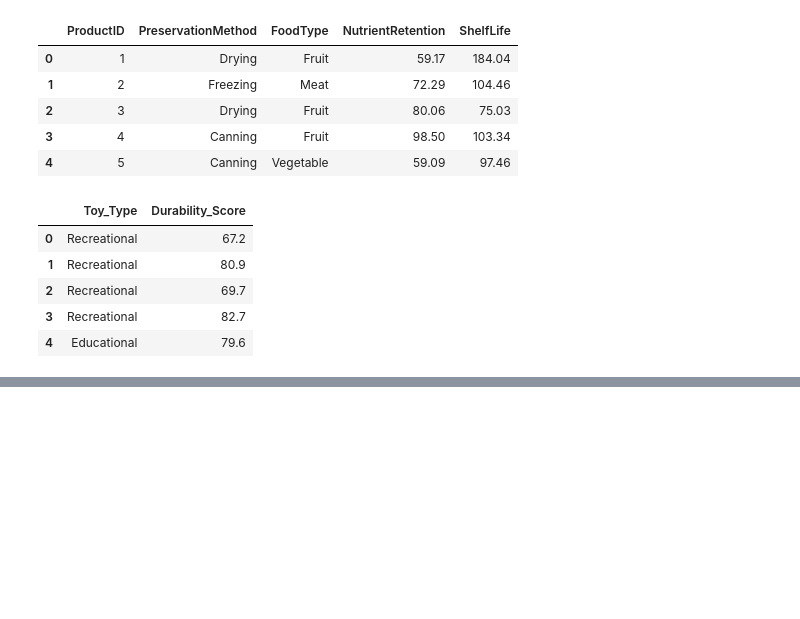
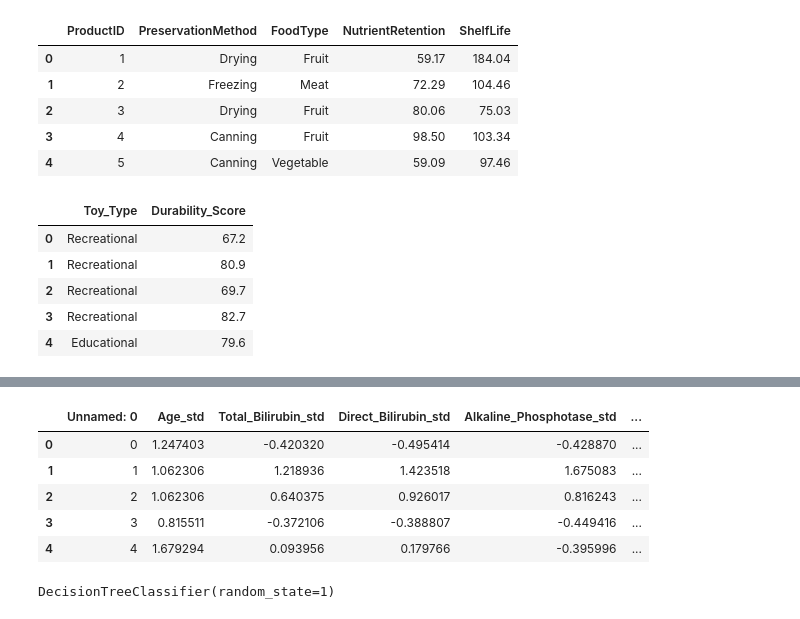
Before and after one commit to Rohanrathod7/my-ds-labs, a Jupyter notebook: 36_Machine_Learning_with_Tree-Based_Models_in_Python/05_Model_Tuning.ipynb, the cells around one changed output, grey strips where cells are left out. Drawn from its saved outputs; the diff is of its cells as text; code cells hidden in the pictures; blank space fills up the shorter version.

```diff
--- a/36_Machine_Learning_with_Tree-Based_Models_in_Python/05_Model_Tuning.ipynb
+++ b/36_Machine_Learning_with_Tree-Based_Models_in_Python/05_Model_Tuning.ipynb
@@ -516,0 +96,12 @@ dtype: float64
+# %%
+# Define params_dt
+params_dt = {'max_depth':[2, 3, 4],
+            'min_samples_leaf':[0.12, 0.14, 0.16, 0.18]}
+
+
+# Import DecisionTreeClassifier
+from sklearn.tree import DecisionTreeClassifier
+
+
+# Instantiate dt
+dt = DecisionTreeClassifier(random_state=1)
@@ -516,0 +114,42 @@ dtype: float64
+# %%
+# Import GridSearchCV
+from sklearn.model_selection import GridSearchCV
+
+url = "https://raw.githubusercontent.com/Rohanrathod7/my-ds-labs/main/36_Machine_Learning_with_Tree-Based_Models_in_Python/dataset/indian_liver_patient/indian_liver_patient_preprocessed.csv"
+# Read the CSV file, skipping the header row and excluding the 'id' column (column 0)
+ULC = pd.read_csv(url)
+display(ULC.head())
+
+# Features are columns 2 and 3 (radius_mean and texture_mean)
+X = ULC.iloc[:, 1:11]
+# Labels are in column 1 (diagnosis)
+y = ULC["Liver_disease"]
+
+# Define the SEED for reproducible results
+SEED = 1
+
+X_train, X_test, y_train, y_test = train_test_split(X, y, test_size=0.2, random_state=SEED, stratify=y)
+
+
+
+# Instantiate grid_dt
+grid_dt = GridSearchCV(estimator=dt,
+                       param_grid=params_dt,
+                       scoring="roc_auc",
+                       cv=5,
+                       n_jobs=-1)
+
+# Fit grid_dt to the training data
+grid_dt.fit(X_train, y_train)
+
+print(dt)
+
+# we will fit the model to the training data for you and in the next exercise you will compute the test set ROC AUC score.
+# %% [output]
+|  | Unnamed: 0 | Age_std | Total_Bilirubin_std | Direct_Bilirubin_std | Alkaline_Phosphotase_std | ... |
+| 0 | 0 | 1.247403 | -0.420320 | -0.495414 | -0.428870 | ... |
+| 1 | 1 | 1.062306 | 1.218936 | 1.423518 | 1.675083 | ... |
+| 2 | 2 | 1.062306 | 0.640375 | 0.926017 | 0.816243 | ... |
+| 3 | 3 | 0.815511 | -0.372106 | -0.388807 | -0.449416 | ... |
+| 4 | 4 | 1.679294 | 0.093956 | 0.179766 | -0.395996 | ... |
+DecisionTreeClassifier(random_state=1)
```
Also changed, not shown: parts of 37 cells of this notebook.
